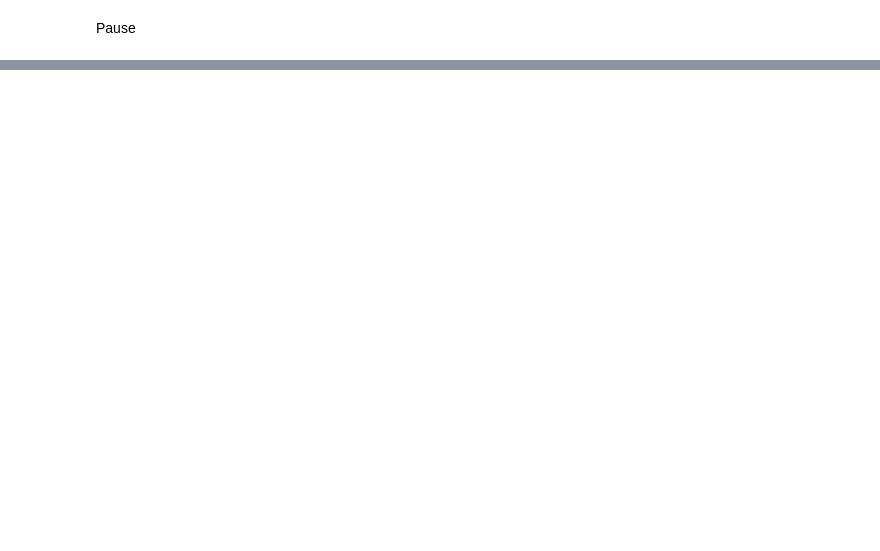
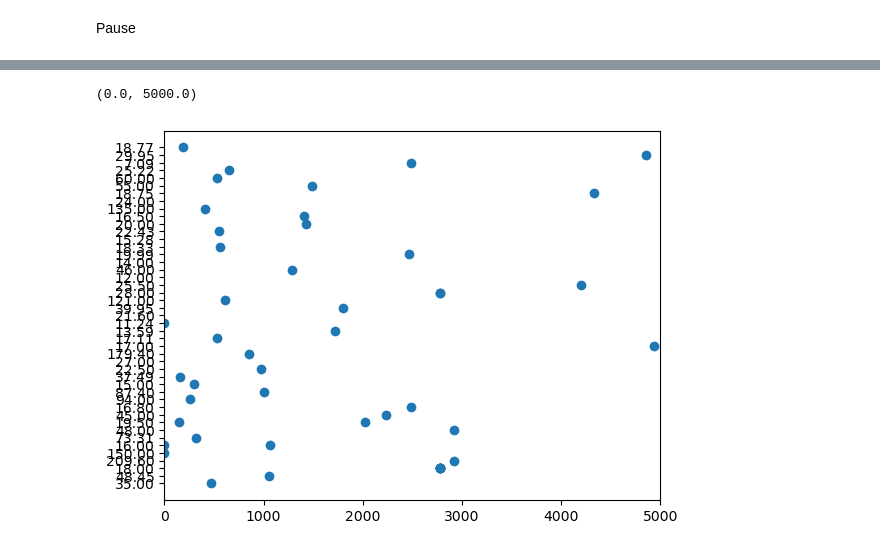
Before and after one commit to evanrootness/EtsyDSProject, a Jupyter notebook: notebooks_exploration/exploration_1.ipynb, the cells around one changed output, grey strips where cells are left out. Drawn from its saved outputs; the diff is of its cells as text; code cells hidden in the pictures; blank space fills up the shorter version.

```diff
--- a/notebooks_exploration/exploration_1.ipynb
+++ b/notebooks_exploration/exploration_1.ipynb
@@ -310,0 +152,6 @@ print(cv.mean())
+# %%
+plt.scatter(data_num_int['reviews_shop'], data_num_int['price'])
+plt.xlim(0, 5000)
+# %% [output]
+(0.0, 5000.0)
+[figure, added]
```
Also changed, not shown: parts of 27 cells of this notebook.
